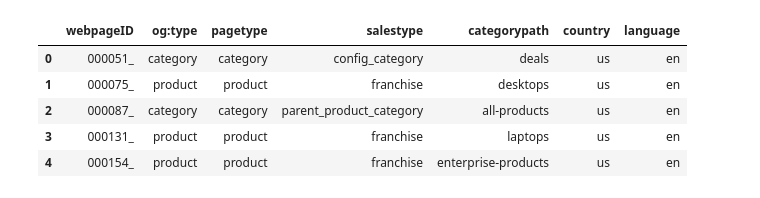
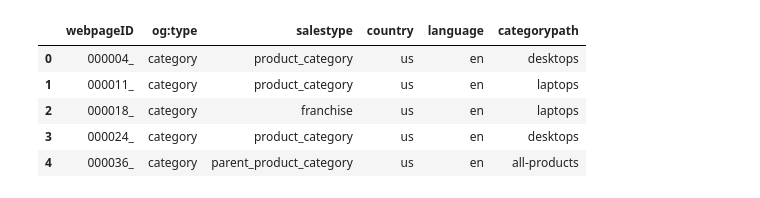
Before and after one commit to lorian/website-tags, a Jupyter notebook: get_feature_table.ipynb, the cells around one changed output. Saved outputs shown, nothing was run; the diff lists cells and outputs as text; code cells hidden in the pictures.

```diff
--- a/get_feature_table.ipynb
+++ b/get_feature_table.ipynb
@@ -6,30 +11,40 @@ import os.path
 # %%
-list_of_files=glob.glob('./tmp/*.txt')
-columns=['webpageID','og:type','pagetype','salestype','categorypath','country','language',]
+list_of_files=glob.glob('../dell_us_/tmp/*_.txt')
+columns=['webpageID','og:type','salestype','country','language',]
+
 df=pd.DataFrame(columns=columns,index=range(len(list_of_files)))
-tmp=[]
+
+dfword=pd.DataFrame(columns=['webpageID','labels'],index=range(len(list_of_files)))
+
 for i in range(len(list_of_files)):
-    df.loc[i,'webpageID']=os.path.basename(list_of_files[i])[:7]
+    dfword.loc[i,'webpageID']=df.loc[i,'webpageID']=os.path.basename(list_of_files[i])[:7]
+    word=open(list_of_files[i],'r').read().strip('\n')
+    dfword.loc[i,'word']=word
+
+    headerfile=list_of_files[i].split('.txt')[0]+'header.txt'
     try:
-        f=pd.read_csv(list_of_files[i],header=None,)
+        f=pd.read_csv(headerfile,header=None,)
     except ValueError:
-        tmp.append(i)
         continue
     listf=[f.loc[x,0].lower().split(' ') for x in range(f.shape[0])]
     dicf={}
     #for j in listf:
      #   dicf[j[0]]=j[1]
     for j in listf:
-        df.loc[i,j[0]]=j[1]
+        try:
+            df.loc[i,j[0]]=j[1]
+        except IndexError:
+            continue
+
 
 df.head()
 # %% [output]
-|  | webpageID | og:type | pagetype | salestype | categorypath | country | language |
-| 0 | 000051_ | category | category | config_category | deals | us | en |
-| 1 | 000075_ | product | product | franchise | desktops | us | en |
-| 2 | 000087_ | category | category | parent_product_category | all-products | us | en |
-| 3 | 000131_ | product | product | franchise | laptops | us | en |
-| 4 | 000154_ | product | product | franchise | enterprise-products | us | en |
+|  | webpageID | og:type | salestype | country | language | categorypath |
+| 0 | 000004_ | category | product_category | us | en | desktops |
+| 1 | 000011_ | category | product_category | us | en | laptops |
+| 2 | 000018_ | category | franchise | us | en | laptops |
+| 3 | 000024_ | category | product_category | us | en | desktops |
+| 4 | 000036_ | category | parent_product_category | us | en | all-products |
 # %%
 df=df.fillna(' ')
 #df.loc[:,'og:type_cpath']=['_'.join((i,j))for i, j in zip(df.loc[:,'og:type'],df.loc[:,'categorypath'])]
```
Also changed, not shown: parts of 9 cells of this notebook, 3 other files.
